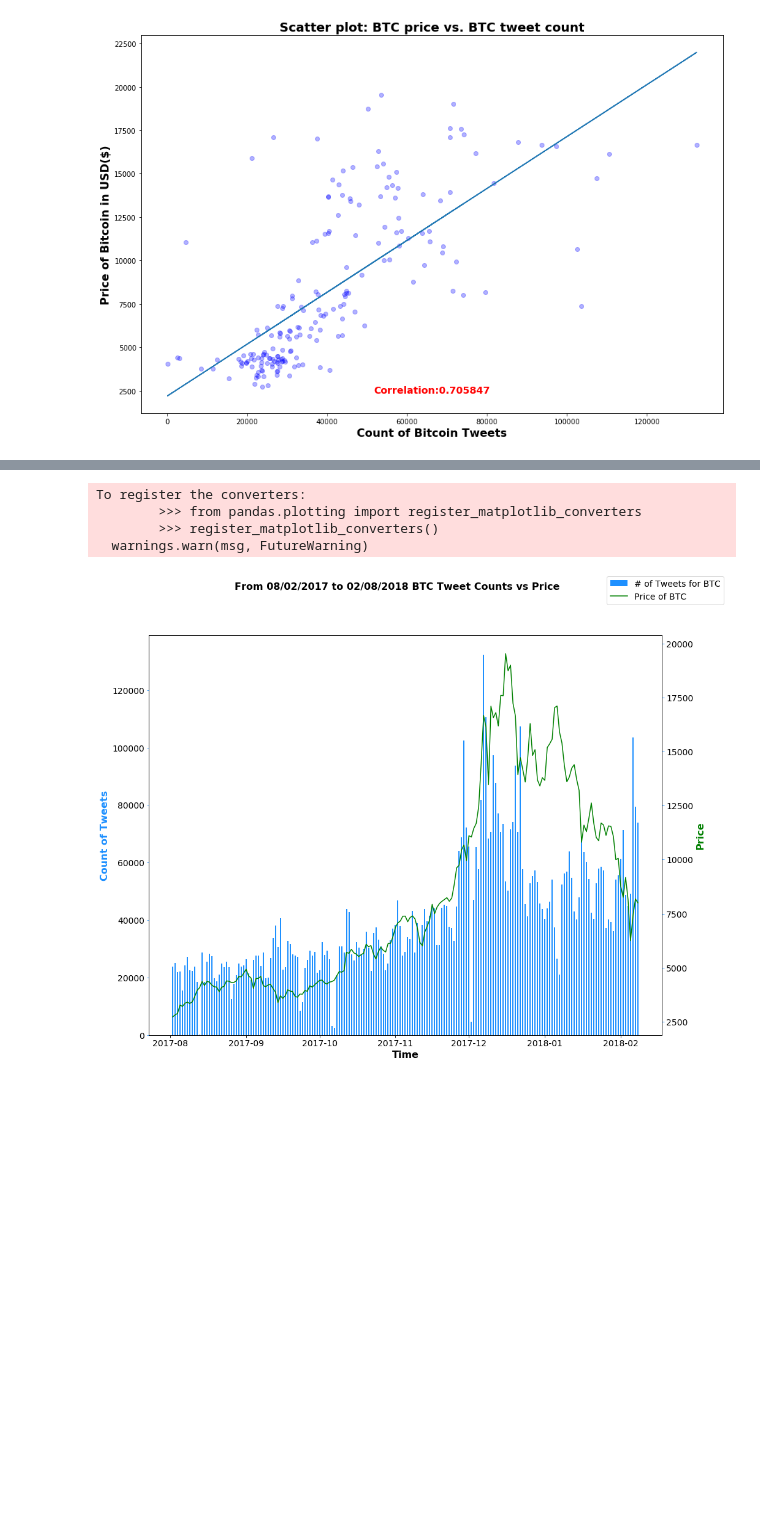
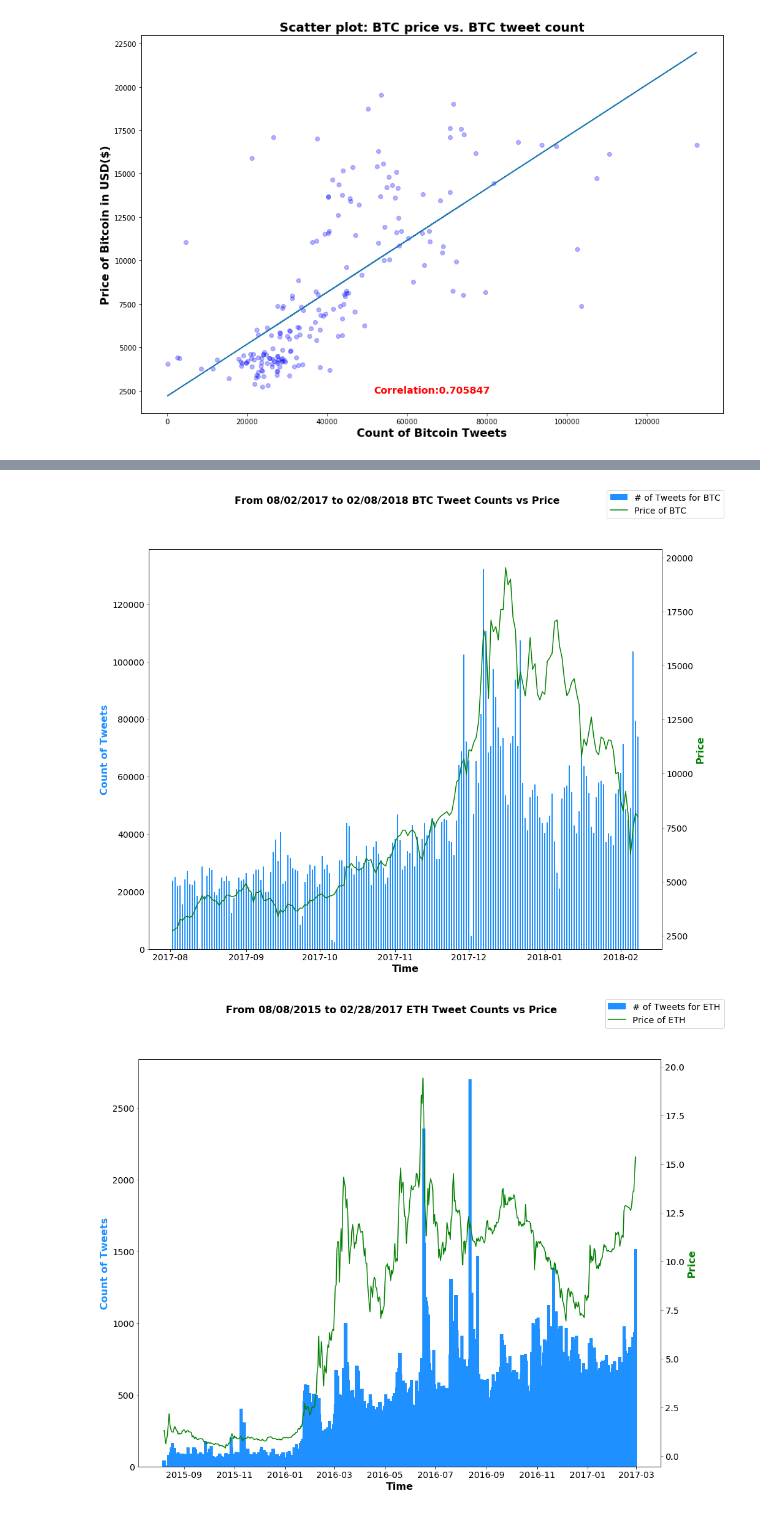
Before and after one commit to ThomasADuffy/Crypto-Capstone-1, a Jupyter notebook: notebooks/graphing_notebook.ipynb, the cells around one changed output, grey strips where cells are left out. Saved outputs shown, nothing was run; the diff lists cells and outputs as text; code cells hidden in the pictures; blank space fills up the shorter version.

```diff
--- a/notebooks/graphing_notebook.ipynb
+++ b/notebooks/graphing_notebook.ipynb
@@ -88,10 +111,8 @@ graph.tweet_vs_price_graph(BTC,'BTC','BTC_price_vs_tweets_linegraph_bar.png',wid
 # %%
-graph.tweet_vs_price_graph(BTC_new,'BTC','newBTC_price_vs_tweets_linegraph_bar.png',width=.5)
+BTC_new.tweet_vs_price_graph('BTC','newBTC_price_vs_tweets_linegraph_bar.png',width=.5)
 # %% [output]
-To register the converters:
-        >>> from pandas.plotting import register_matplotlib_converters
-        >>> register_matplotlib_converters()
-  warnings.warn(msg, FutureWarning)
 [figure]
 # %%
-graph.tweet_vs_price_graph(ETH,'ETH','ETH_price_vs_tweets_linegraph_beforeboom.png',datefilter=['2015-07-01','2017-03-01'])
+ETH.tweet_vs_price_graph('ETH','ETH_price_vs_tweets_linegraph_beforeboom.png',datefilter=['2015-07-01','2017-03-01'])
+# %% [output]
+[figure, added]
```
Also changed, not shown: parts of 27 cells of this notebook, 3 other files.
